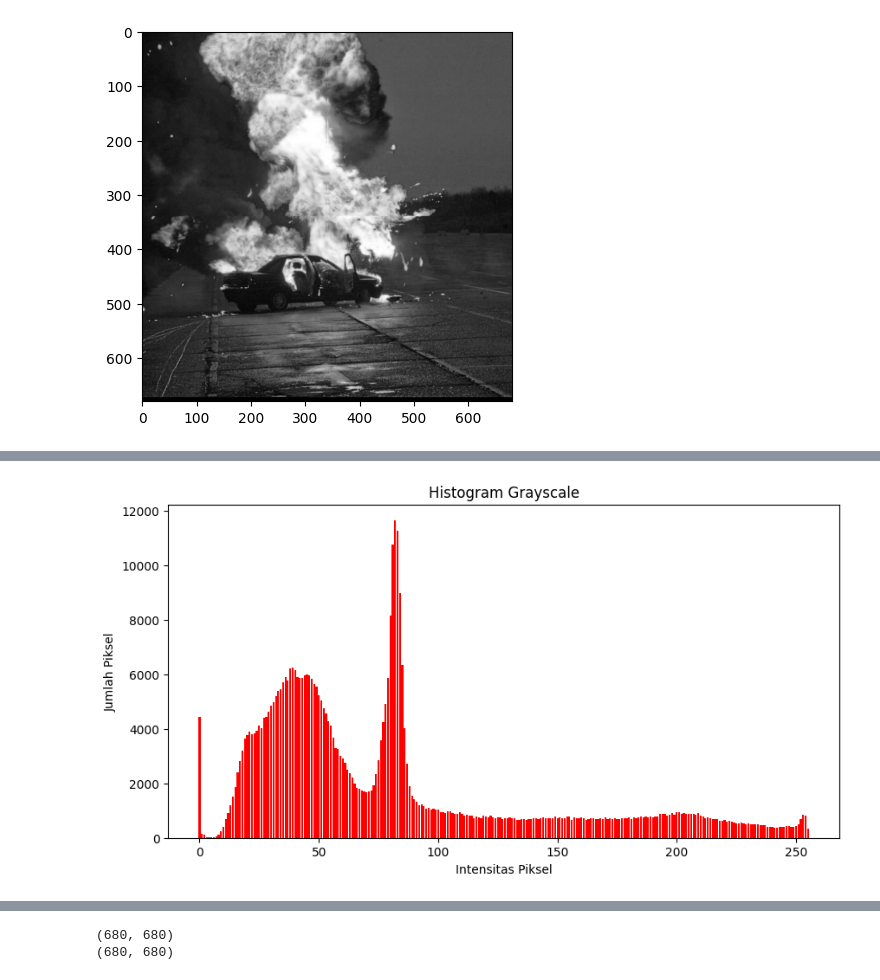
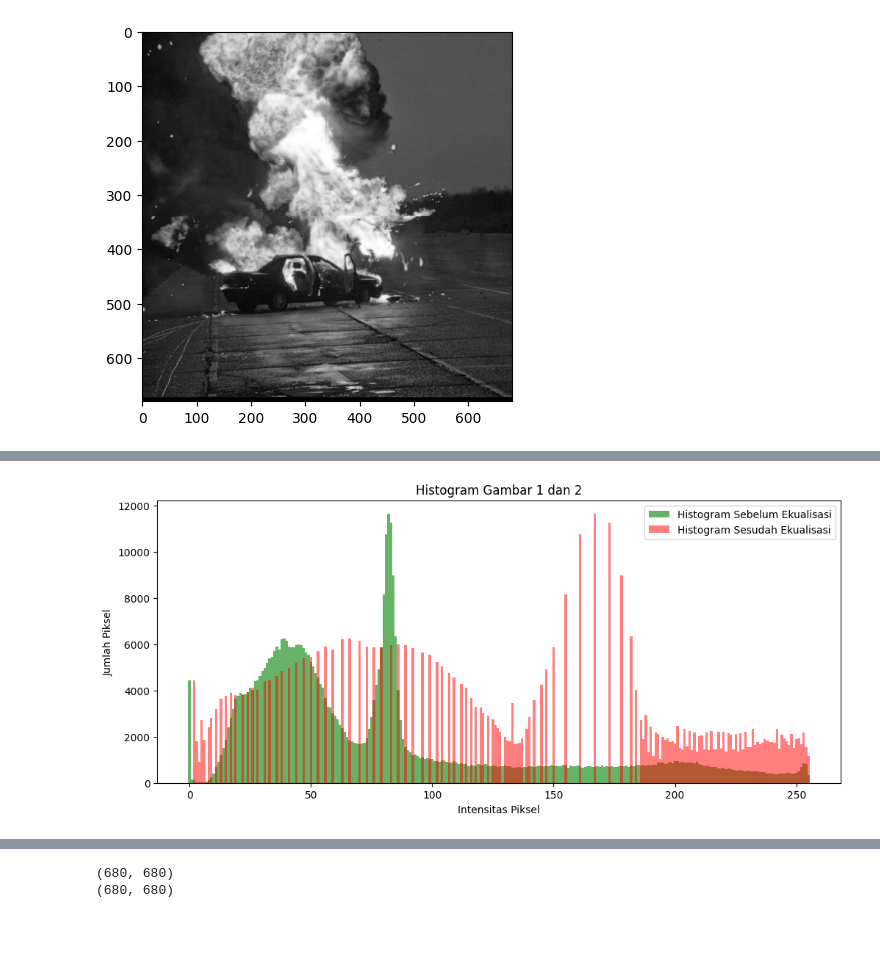
Before and after one commit to praktikum-pcd-2026/ynk-m2-naiaero, a Jupyter notebook: jurnalm2.ipynb, the cells around one changed output, grey strips where cells are left out. Drawn from its saved outputs; the diff is of its cells as text; code cells hidden in the pictures; blank space fills up the shorter version.

```diff
--- a/jurnalm2.ipynb
+++ b/jurnalm2.ipynb
@@ -170,0 +197,19 @@ def plot_histogram(histogram, title, ImgColor):
+# %%
+def plot_gabungan_histogram(hist1, hist2, label1, label2, color1, color2, title):
+    plt.figure(figsize=(12, 5))
+    x = range(256)
+
+    # Plot histogram pertama
+    # alpha digunakan untuk transparansi (0.0 - 1.0)
+    plt.bar(x, hist1, color=color1, alpha=0.6, label=label1, width=1.0)
+
+    # Plot histogram kedua
+    plt.bar(x, hist2, color=color2, alpha=0.5, label=label2, width=1.0)
+
+    # Aturan tambahan agar mirip contoh
+    plt.title(title)
+    plt.xlabel("Intensitas Piksel")
+    plt.ylabel("Jumlah Piksel")
+    plt.legend(loc='upper right') # Menampilkan legenda
+
+    plt.show()
@@ -171,5 +224,8 @@ def plot_histogram(histogram, title, ImgColor):
 # %%
 meledak_gray_hist = buat_hist(meledak_gray_norm)
-meledak_gray_plot = plot_histogram(meledak_gray_hist, "Histogram Grayscale", "Red")
+meledak_ekual = histogram_equalization(meledak_gray_norm)
+meledak_ekual_hist = buat_hist(meledak_ekual)
+
+both_hist = plot_gabungan_histogram(meledak_gray_hist, meledak_ekual_hist, "Histogram Sebelum Ekualisasi", "Histogram Sesudah Ekualisasi", "Green", "Red", "Histogram Gambar 1 dan 2")
 # %% [output]
-[figure, old version]
+[figure, new version]
```
Also changed, not shown: parts of 52 cells of this notebook.
